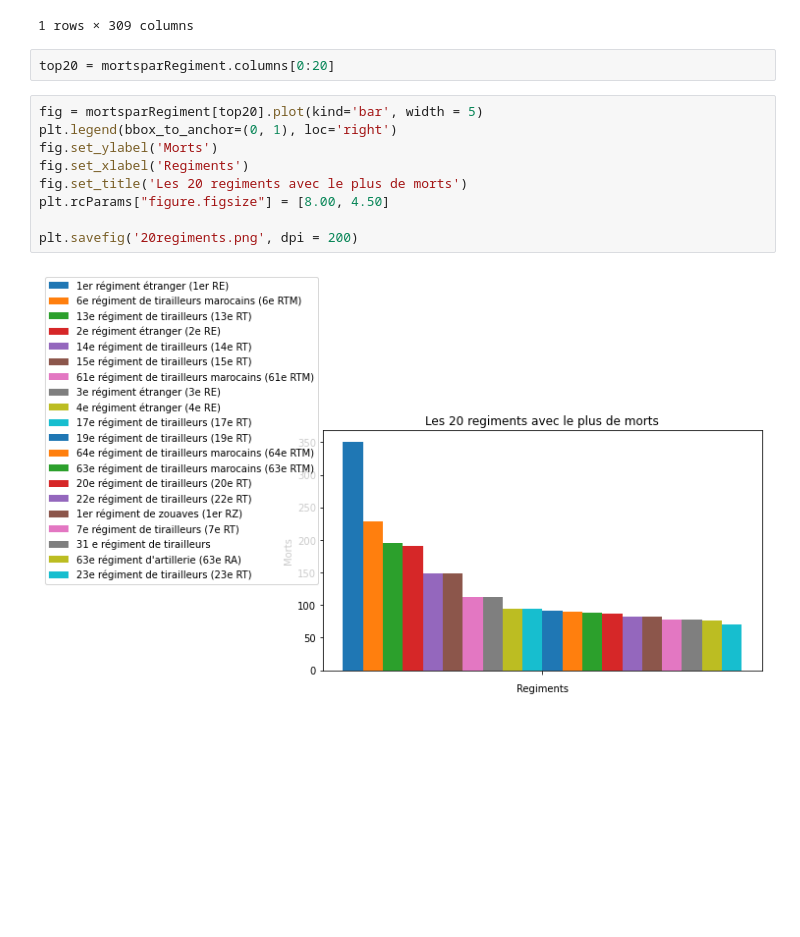
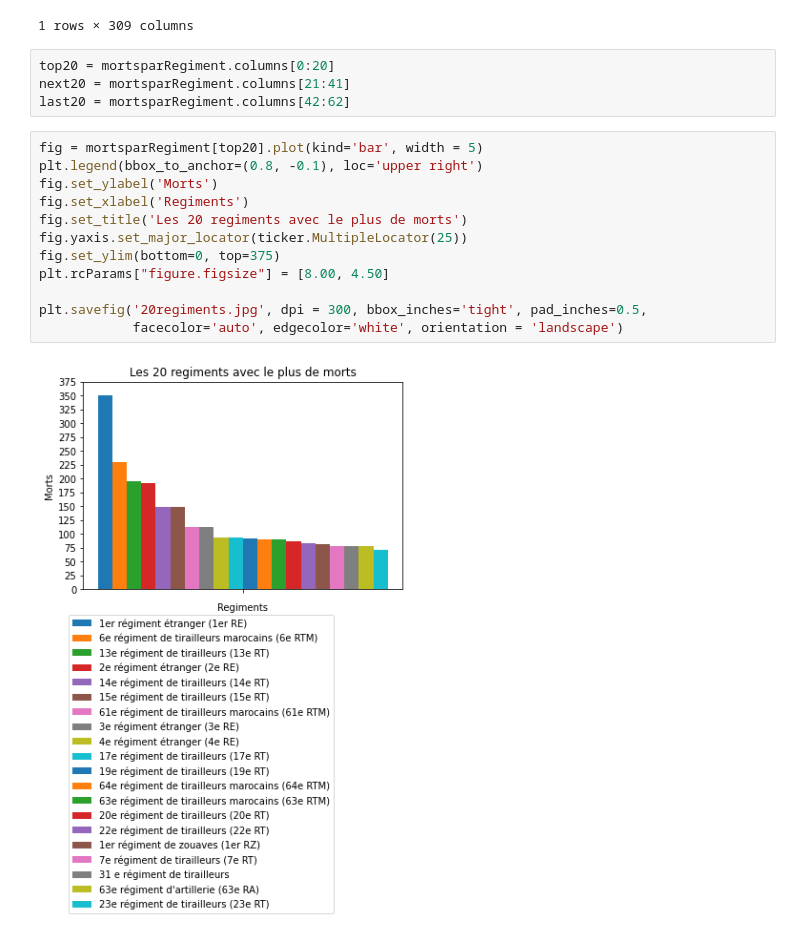
Before and after one commit to the0phil3/projetMemoire, a Jupyter notebook: dbManip.ipynb, the cells around one changed output. Drawn from its saved outputs; the diff is of its cells as text; blank space fills up the shorter version.

Commit message:
started report and finished figures

```diff
--- a/dbManip.ipynb
+++ b/dbManip.ipynb
@@ -122,14 +124,19 @@ mortsparRegiment
 1 rows × 309 columns
 # %%
 top20 = mortsparRegiment.columns[0:20]
+next20 = mortsparRegiment.columns[21:41]
+last20 = mortsparRegiment.columns[42:62]
 # %%
 fig = mortsparRegiment[top20].plot(kind='bar', width = 5)
-plt.legend(bbox_to_anchor=(0, 1), loc='right')
+plt.legend(bbox_to_anchor=(0.8, -0.1), loc='upper right')
 fig.set_ylabel('Morts')
 fig.set_xlabel('Regiments')
 fig.set_title('Les 20 regiments avec le plus de morts')
+fig.yaxis.set_major_locator(ticker.MultipleLocator(25))
+fig.set_ylim(bottom=0, top=375)
 plt.rcParams["figure.figsize"] = [8.00, 4.50]
 
-plt.savefig('20regiments.png', dpi = 200)
+plt.savefig('20regiments.jpg', dpi = 300, bbox_inches='tight', pad_inches=0.5,
+            facecolor='auto', edgecolor='white', orientation = 'landscape')
 # %% [output]
-[figure, old version]
+[figure, new version]
```
Also changed, not shown: parts of 3 cells of this notebook, 9 other files.
